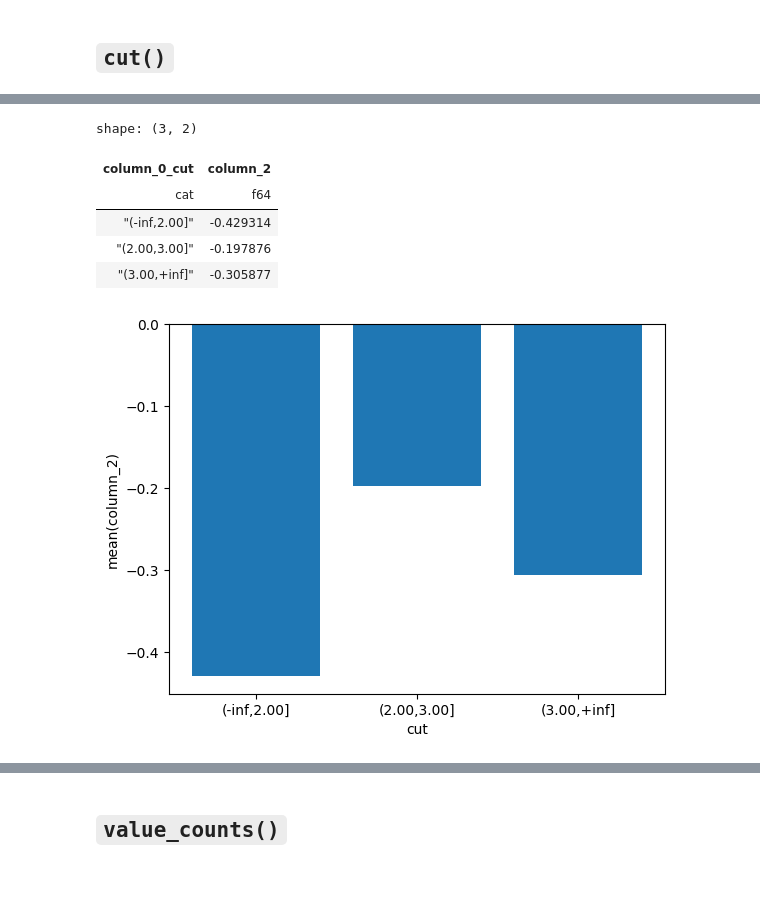
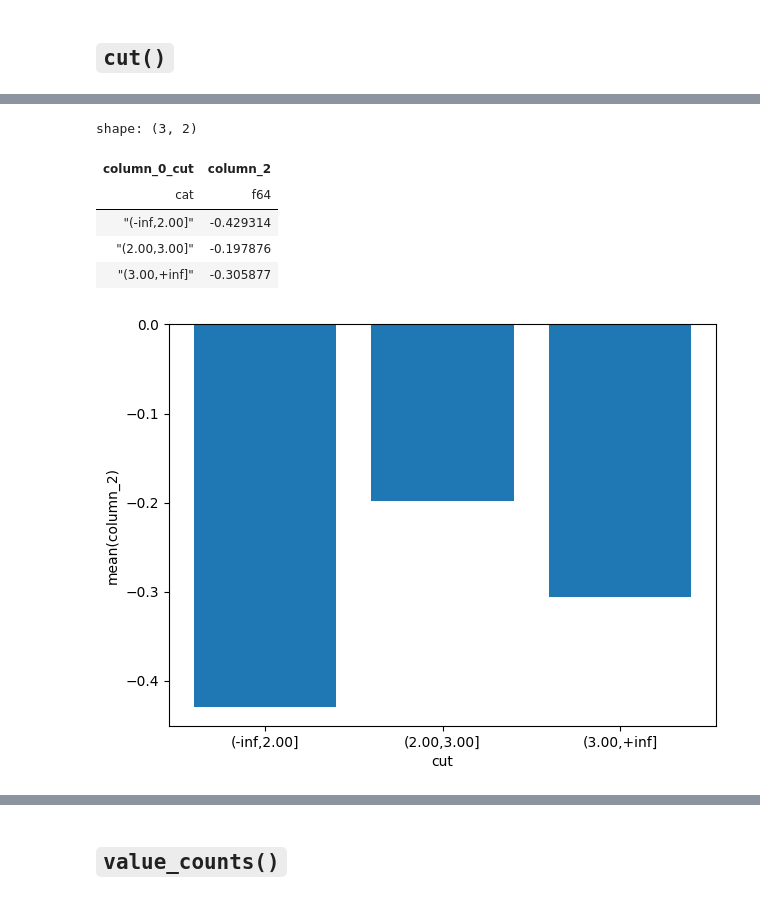
Before and after one commit to TheRedElement/LuStCodeSnippets, a Jupyter notebook: lust_codesnippets_py_demos/pl_extension/pl_convenience_demo.ipynb, the cells around one changed output, grey strips where cells are left out. Saved outputs shown, nothing was run; the diff lists cells and outputs as text; code cells hidden in the pictures.

```diff
--- a/lust_codesnippets_py_demos/pl_extension/pl_convenience_demo.ipynb
+++ b/lust_codesnippets_py_demos/pl_extension/pl_convenience_demo.ipynb
@@ -121,19 +113,21 @@ shape: (3, 2)
 # %%
+importlib.reload(plc)
 #example for a histogram (binning of column_2 w.r.t. column_0)
 df_hist = (plc.cut(df, "column_0", [2,3])
     .group_by("column_0_cut").agg(pl.col("column_2").mean())
     .sort(pl.col("column_0_cut"))
 )
 display(df_hist)
 
 fig, axs = plt.subplots(1,1, subplot_kw=dict(xlabel="cut", ylabel="mean(column_2)"))
 axs.bar(df_hist["column_0_cut"], df_hist["column_2"])
+fig.tight_layout()
 plt.show()
 # %% [output]
 shape: (3, 2)
 | column_0_cut | column_2 |
 | cat | f64 |
 | "(-inf,2.00]" | -0.429314 |
 | "(2.00,3.00]" | -0.197876 |
 | "(3.00,+inf]" | -0.305877 |
-[figure, old version]
+[figure, new version]
```
Also changed, not shown: parts of 3 cells of this notebook, 2 other files.
